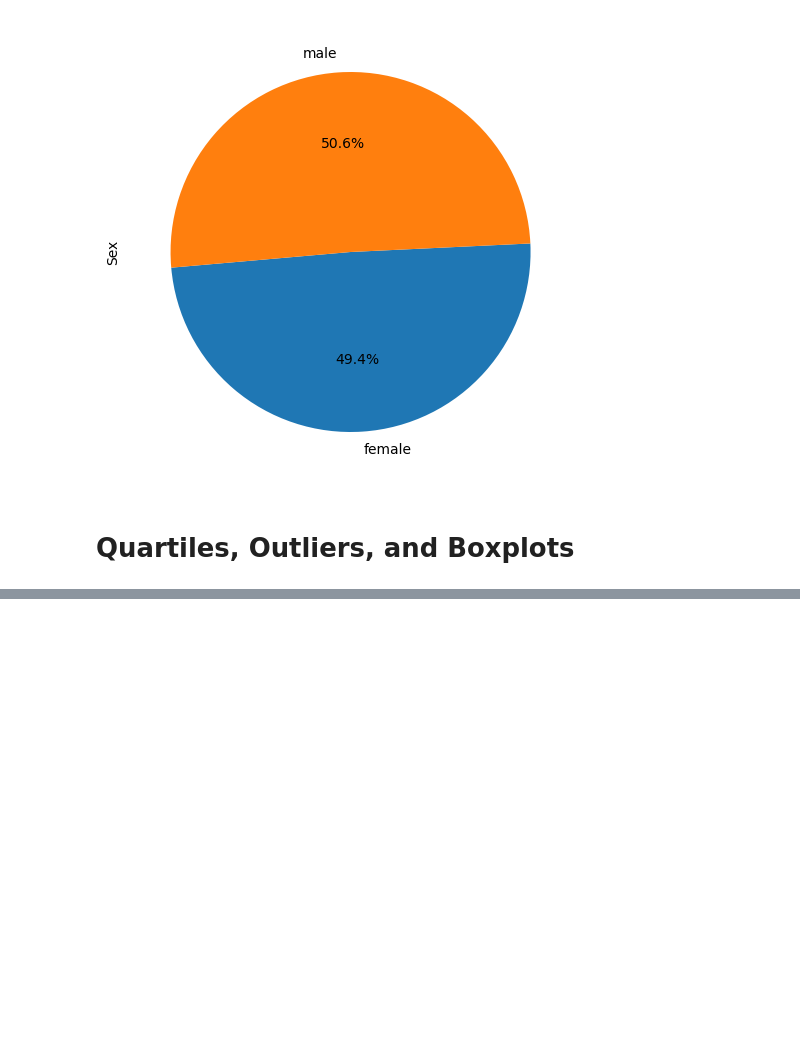
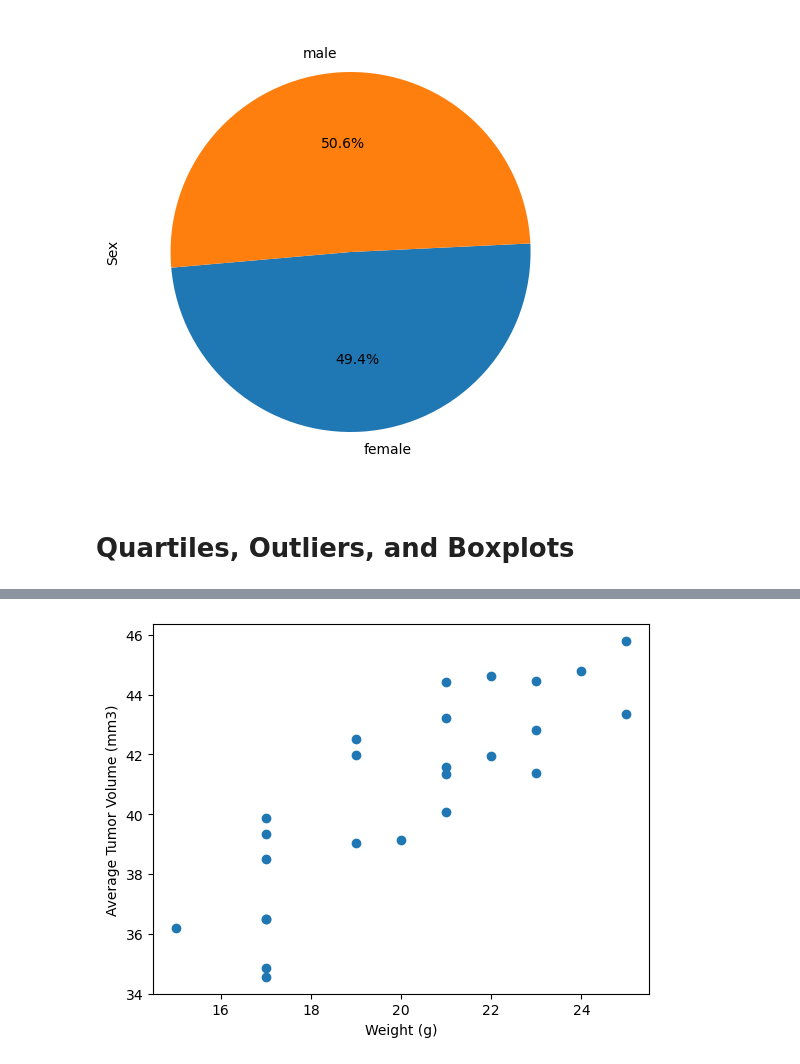
Before and after one commit to ashley-charles/Pymaceuticals, a Jupyter notebook: Pymaceuticals.ipynb, the cells around one changed output, grey strips where cells are left out. Saved outputs shown, nothing was run; the diff lists cells and outputs as text; code cells hidden in the pictures; blank space fills up the shorter version.

```diff
--- a/Pymaceuticals.ipynb
+++ b/Pymaceuticals.ipynb
@@ -200,0 +254,14 @@ IQR
+# %%
+capomulin_df = clean_mouse_id_filtered_df.loc[clean_mouse_id_filtered_df['Drug Regimen'] == 'Capomulin']
+avg_vol_df = pd.DataFrame(capomulin_df.groupby('Mouse ID')['Tumor Volume (mm3)'].mean().sort_values()).reset_index().rename(columns={'Tumor Volume (mm3)': 'avg_tumor_vol'})
+avg_vol_df = pd.merge(capomulin_df, avg_vol_df, on='Mouse ID')
+final_avg_vol_df = avg_vol_df[['Weight (g)', 'avg_tumor_vol']].drop_duplicates()
+final_avg_vol_df
+x = final_avg_vol_df['Weight (g)']
+y = final_avg_vol_df['avg_tumor_vol']
+plt.scatter(x, y)
+plt.xlabel("Weight (g)")
+plt.ylabel("Average Tumor Volume (mm3)")
+plt.show()
+# %% [output]
+[figure, added]
```
Also changed, not shown: parts of 16 cells of this notebook.
